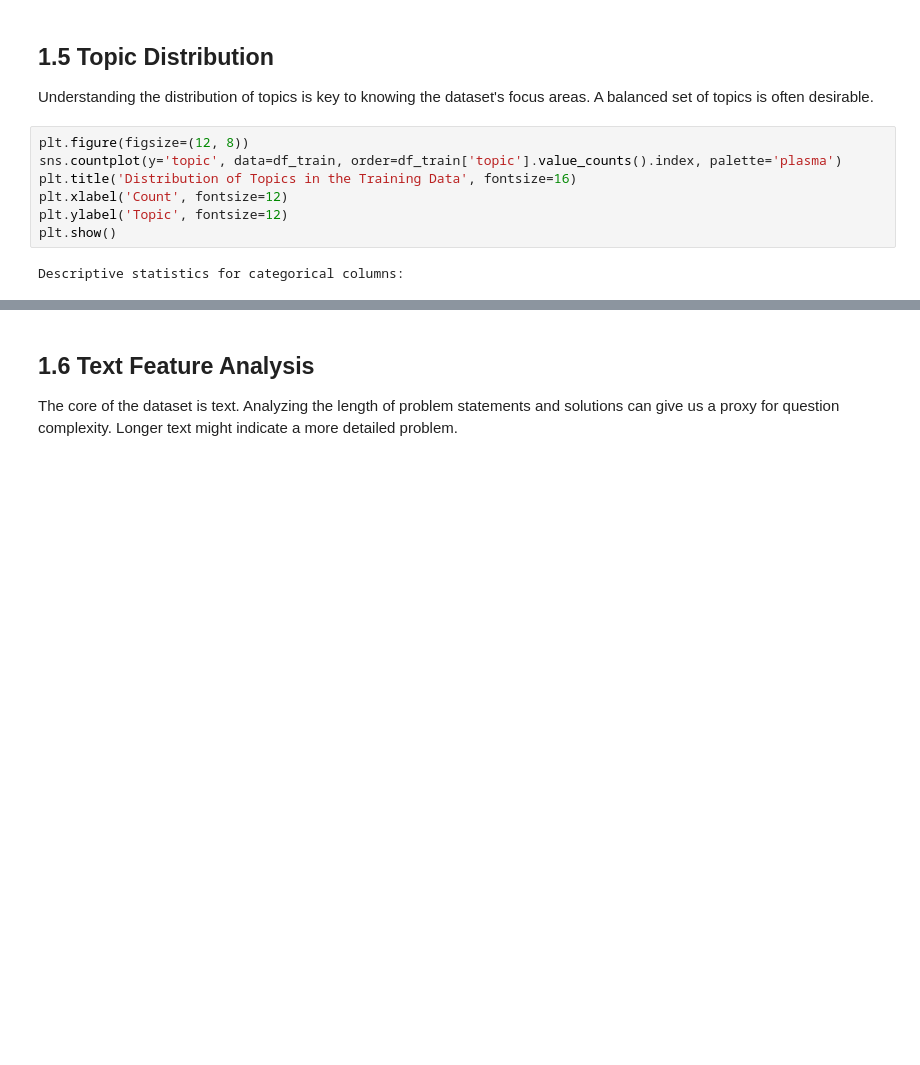
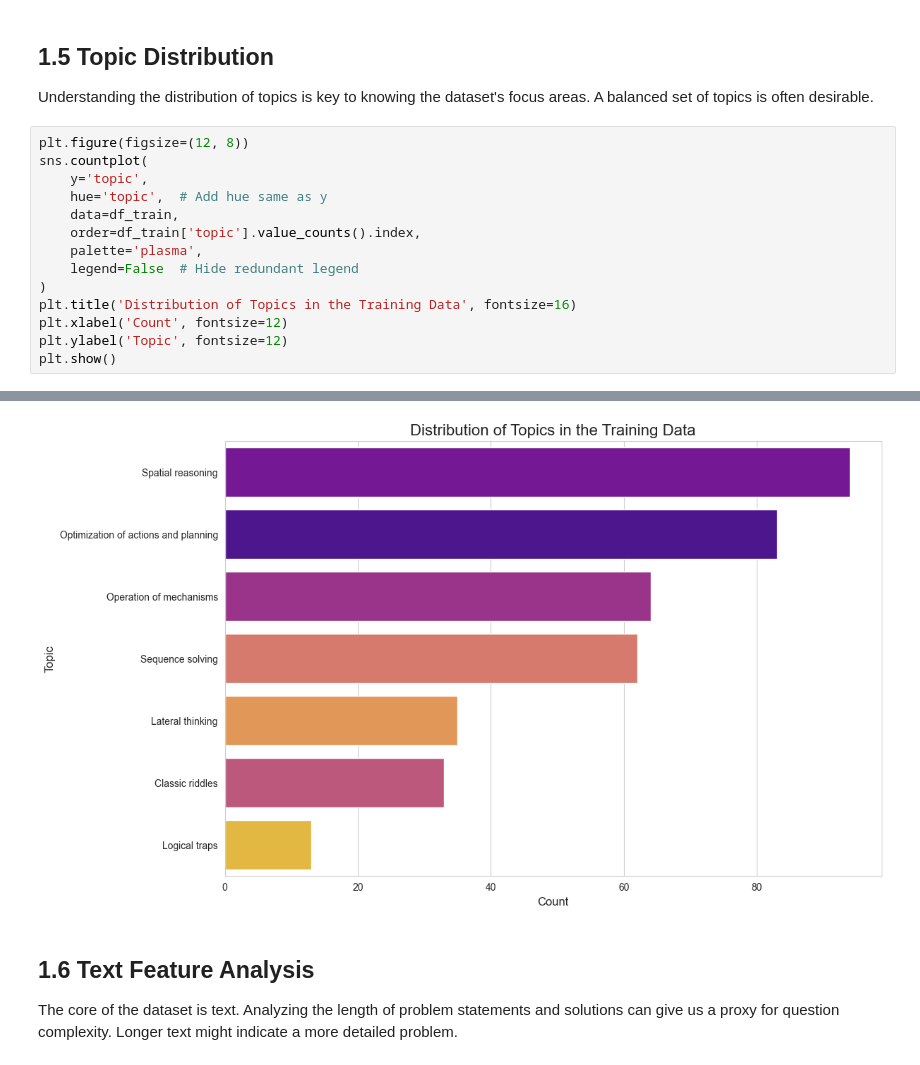
Before and after one commit to ShanmugaRamana/agentic-reasoning-engine, a Jupyter notebook: notebooks/01_data_exploration.ipynb, the cells around one changed output, grey strips where cells are left out. Saved outputs shown, nothing was run; the diff lists cells and outputs as text; blank space fills up the shorter version.

```diff
--- a/notebooks/01_data_exploration.ipynb
+++ b/notebooks/01_data_exploration.ipynb
@@ -92,10 +95,16 @@ Name: proportion, dtype: float64
 Understanding the distribution of topics is key to knowing the dataset's focus areas. A balanced set of topics is often desirable.
 # %%
 plt.figure(figsize=(12, 8))
-sns.countplot(y='topic', data=df_train, order=df_train['topic'].value_counts().index, palette='plasma')
+sns.countplot(
+    y='topic',
+    hue='topic',  # Add hue same as y
+    data=df_train,
+    order=df_train['topic'].value_counts().index,
+    palette='plasma',
+    legend=False  # Hide redundant legend
+)
 plt.title('Distribution of Topics in the Training Data', fontsize=16)
 plt.xlabel('Count', fontsize=12)
 plt.ylabel('Topic', fontsize=12)
 plt.show()
 # %% [output]
-Descriptive statistics for categorical columns:
@@ -107,3 +111,4 @@ Descriptive statistics for categorical columns:
+[figure, added]
 # %% [markdown]
 ## 1.6 Text Feature Analysis
 
```
Also changed, not shown: parts of 4 cells of this notebook.
